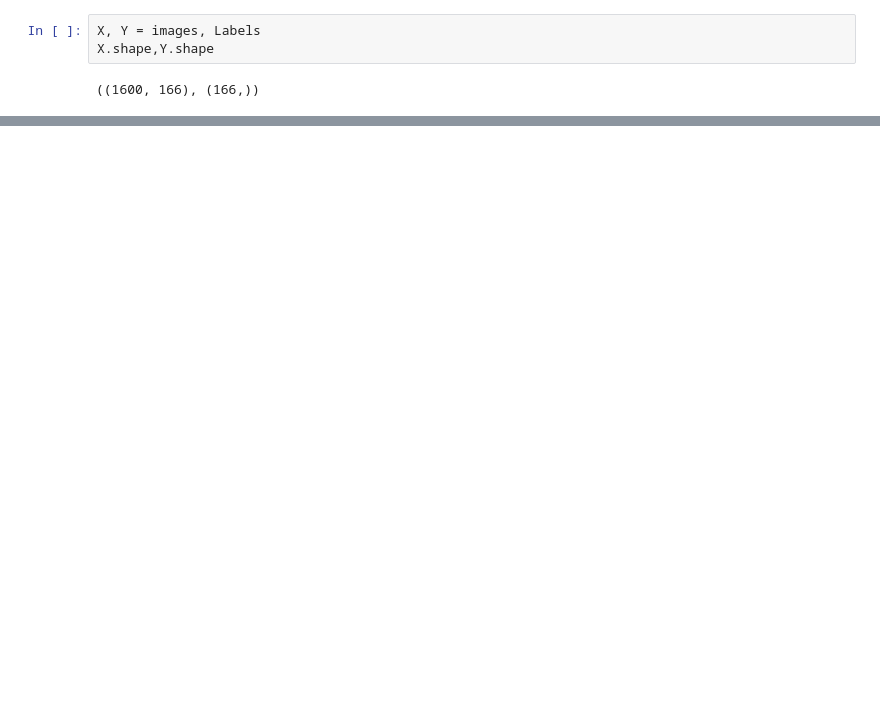
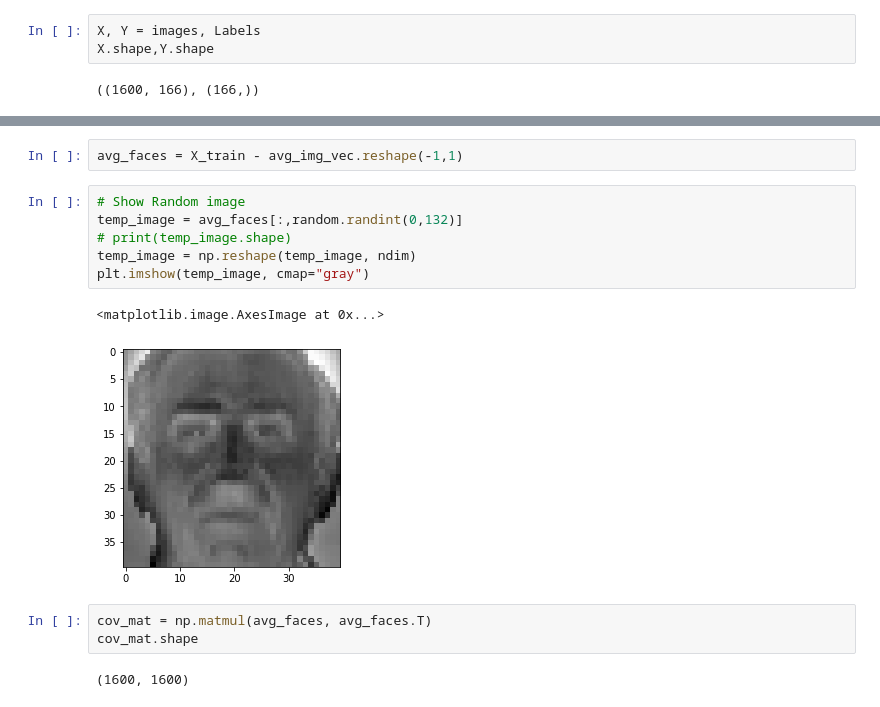
Before and after one commit to Lovepreet-Singh-LPSK/Face-Recognition, a Jupyter notebook: Face-Recognition.ipynb, the cells around one changed output, grey strips where cells are left out. Drawn from its saved outputs; the diff is of its cells as text; blank space fills up the shorter version.

```diff
--- a/Face-Recognition.ipynb
+++ b/Face-Recognition.ipynb
@@ -254,0 +264,16 @@ TypeError: 'int' object is not subscriptable
+# %%
+avg_faces = X_train - avg_img_vec.reshape(-1,1)
+# %%
+# Show Random image
+temp_image = avg_faces[:,random.randint(0,132)]
+# print(temp_image.shape)
+temp_image = np.reshape(temp_image, ndim)
+plt.imshow(temp_image, cmap="gray")
+# %% [output]
+<matplotlib.image.AxesImage at 0x...>
+[figure, added]
+# %%
+cov_mat = np.matmul(avg_faces, avg_faces.T)
+cov_mat.shape
+# %% [output]
+(1600, 1600)
```
Also changed, not shown: parts of 13 cells of this notebook.
